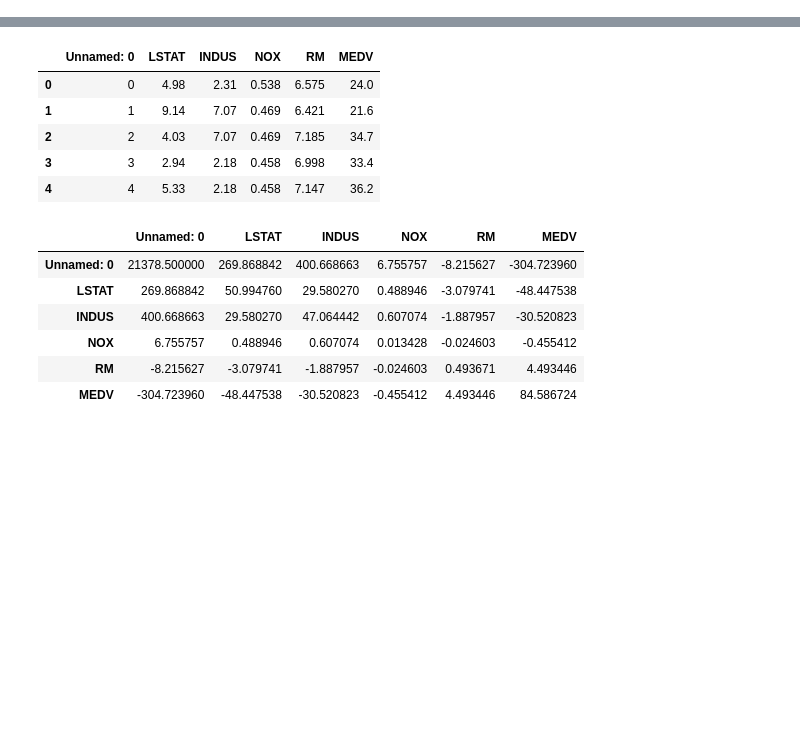
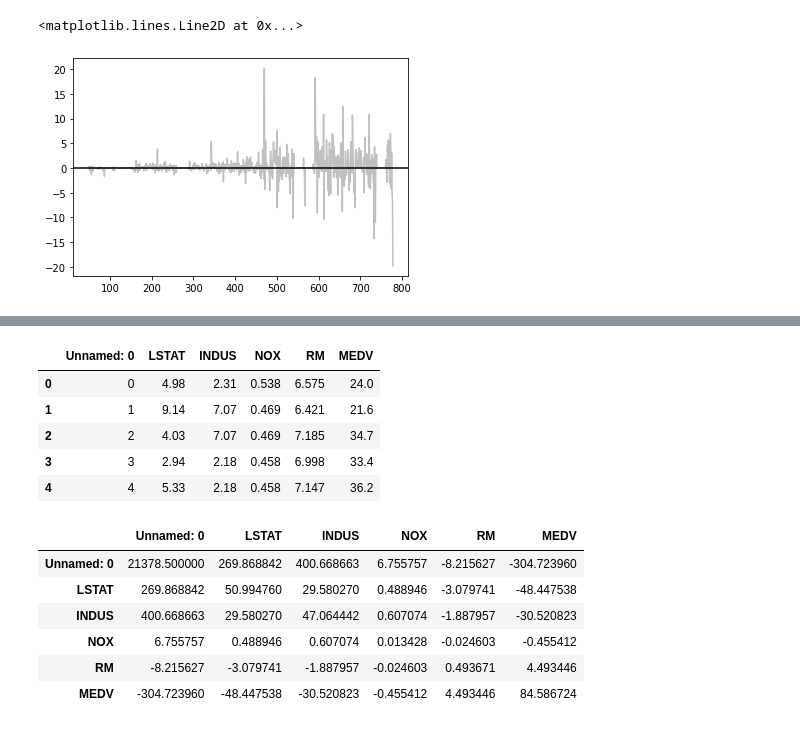
Before and after one commit to spribylova/Python_Finance_Linear_Regression, a Jupyter notebook: Linear_regression.ipynb, the cells around one changed output, grey strips where cells are left out. Drawn from its saved outputs; the diff is of its cells as text; code cells hidden in the pictures; blank space fills up the shorter version.

```diff
--- a/Linear_regression.ipynb
+++ b/Linear_regression.ipynb
@@ -6,0 +14,8 @@
+# %%
+# import FB's stock data, add two columns - MA10 and MA50
+# use dropna to remove any "Not a Number" data
+fb = pd.read_csv('facebook.csv')
+fb['MA10'] = fb['Close'].rolling(10).mean() # fast signal
+fb['MA50'] = fb['Close'].rolling(50).mean() # slow signal
+fb = fb.dropna()
+fb.head()
@@ -6,0 +33,4 @@
+# %%
+#Add a new column "Shares", if MA10>MA50, denote as 1 (long one share of stock), otherwise, denote as 0 (do nothing)
+
+fb['Shares'] = [1 if fb.loc[ei, 'MA10']>fb.loc[ei, 'MA50'] else 0 for ei in fb.index]
@@ -6,0 +46,15 @@
+# %%
+#Add a new column "Profit" using List Comprehension, for any rows in fb, if Shares=1, the profit is calculated as the close price of
+#tomorrow - the close price of today. Otherwise the profit is 0.
+
+#Plot a graph to show the Profit/Loss
+
+fb['Close1'] = fb['Close'].shift(-1)
+
+# Calculate Daily Profit - Close price of tomorrow minus close price of today
+fb['Profit'] = [fb.loc[ei, 'Close1'] - fb.loc[ei, 'Close'] if fb.loc[ei, 'Shares']==1 else 0 for ei in fb.index]
+fb['Profit'].plot(color='silver')
+plt.axhline(y=0, color='black') # days above - we earn money, daysbelow - we lose money
+# %% [output]
+<matplotlib.lines.Line2D at 0x...>
+[figure, added]
```
Also changed, not shown: parts of 8 cells of this notebook.
